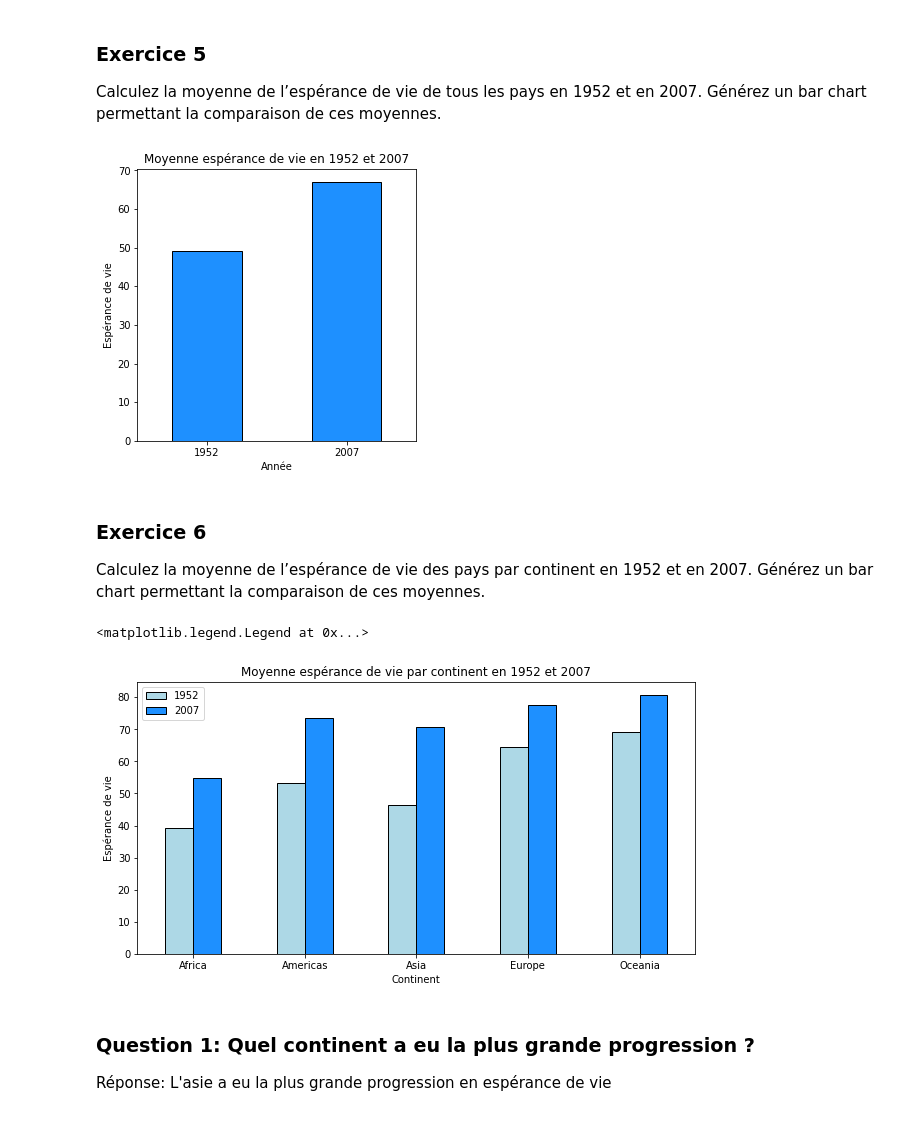
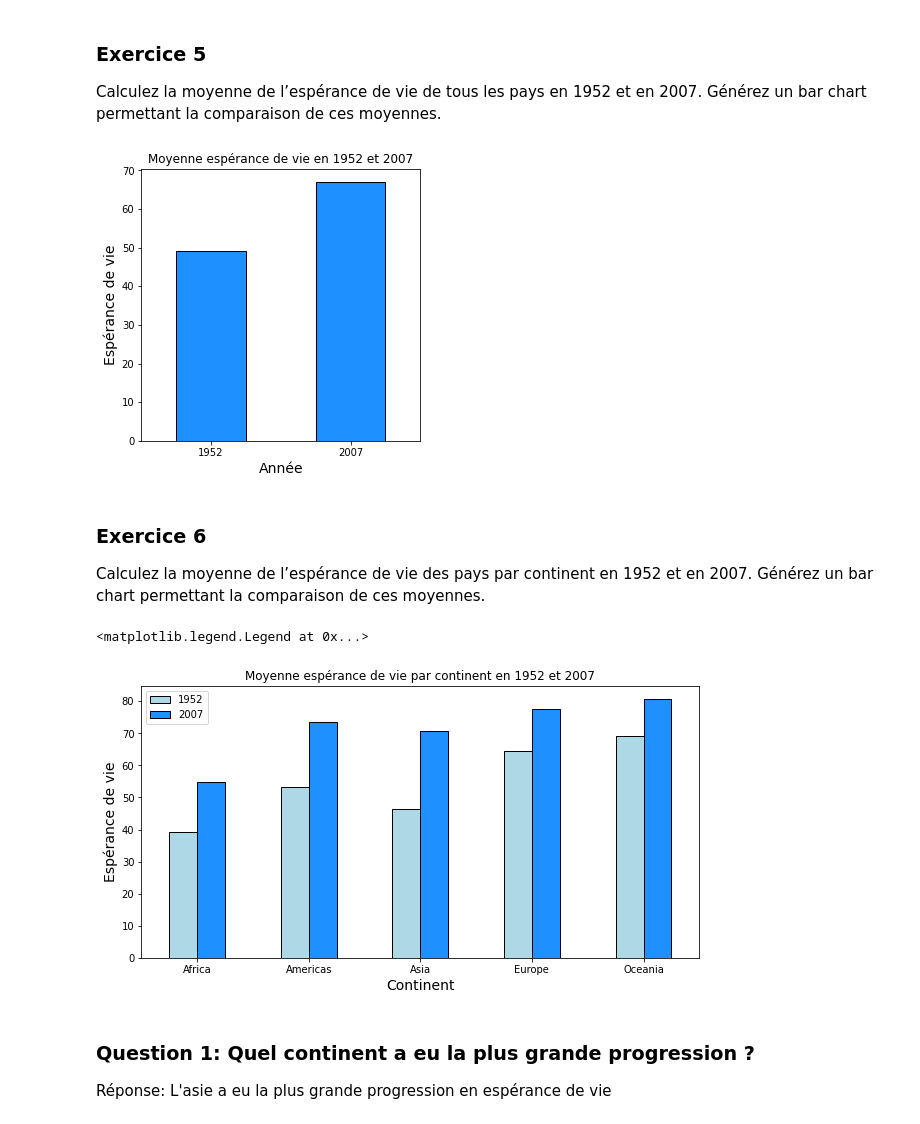
Before and after one commit to DrC0okie/Roy_VanHove_ISD_TP3, a Jupyter notebook: gapminder.ipynb, the cells around one changed output. Drawn from its saved outputs; the diff is of its cells as text; code cells hidden in the pictures.

```diff
--- a/gapminder.ipynb
+++ b/gapminder.ipynb
@@ -150,14 +157,14 @@ Calculez la moyenne de l’espérance de vie de tous les pays en 1952 et en 2007
 # %%
 data = gm.loc[:, ["year", "lifeExp"]].query("year == 1952 | year == 2007").groupby("year")
 data = data.mean("lifeExp")
 
 plot = data.plot.bar(rot=0, color="dodgerblue", edgecolor="black", figsize=(5,5))
-plot.set_xlabel("Année")
-plot.set_ylabel("Espérance de vie");
+plot.set_xlabel("Année", fontsize=14)
+plot.set_ylabel("Espérance de vie", fontsize=14);
 plot.set_title("Moyenne espérance de vie en 1952 et 2007")
 plot.get_legend().remove()
 # %% [output]
-[figure, old version]
+[figure, new version]
 # %% [markdown]
 ### Exercice 6
 
@@ -170,13 +177,13 @@ data = data.mean("lifeExp")
 data = data.unstack("year", fill_value=" ")
 
 plot = data.plot.bar(rot=0, color={"lightblue","dodgerblue"}, edgecolor="black", figsize=(10,5))
-plot.set_xlabel("Continent")
-plot.set_ylabel("Espérance de vie")
+plot.set_xlabel("Continent", fontsize=14)
+plot.set_ylabel("Espérance de vie", fontsize=14)
 plot.set_title("Moyenne espérance de vie par continent en 1952 et 2007")
-plot.legend(labels=['1952', '2007'])
+plot.legend(labels=["1952", "2007"])
 # %% [output]
 <matplotlib.legend.Legend at 0x...>
-[figure, old version]
+[figure, new version]
 # %% [markdown]
 ### Question 1: Quel continent a eu la plus grande progression ?
 
```
Also changed, not shown: parts of 11 cells of this notebook.
